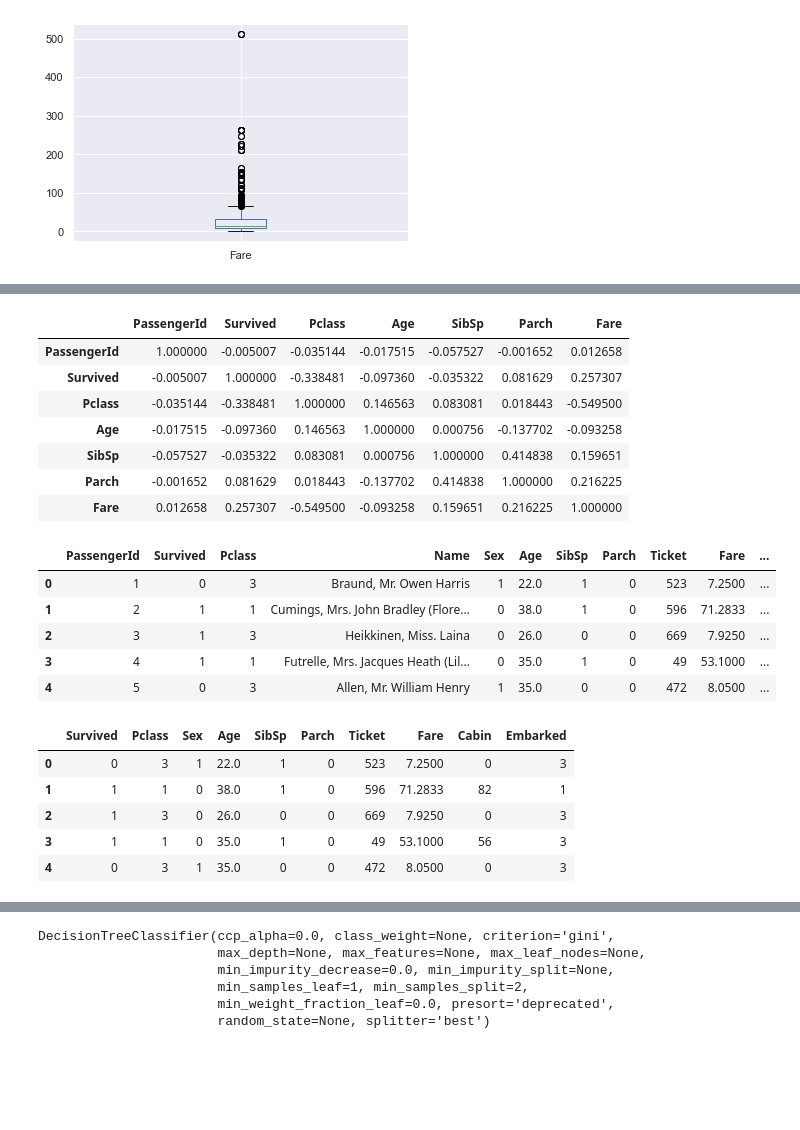
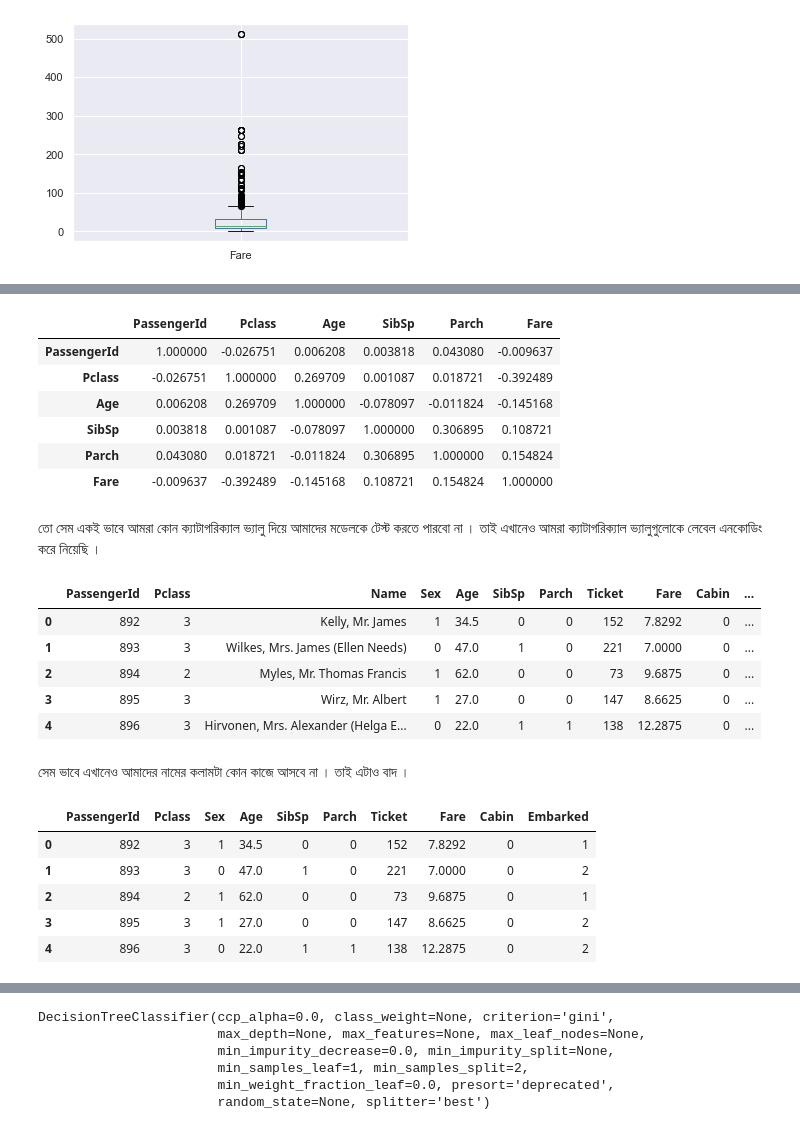
Before and after one commit to Hasibul-Islam/Titanic, a Jupyter notebook: Tictanic.ipynb, the cells around one changed output, grey strips where cells are left out. Drawn from its saved outputs; the diff is of its cells as text; code cells hidden in the pictures; blank space fills up the shorter version.

```diff
--- a/Tictanic.ipynb
+++ b/Tictanic.ipynb
@@ -94,7 +165,7 @@ Cabin          327
 Embarked         0
 dtype: int64
 # %%
-test = df.fillna(df.median().iloc[0])
+test = test.fillna(test.median().iloc[0])
 test.isna().sum()
 # %% [output]
 PassengerId    0
@@ -262,14 +436,16 @@ plot = sns.distplot(test["Age"],
 corr_mtx = test.corr()
 corr_mtx
 # %% [output]
-|  | PassengerId | Survived | Pclass | Age | SibSp | Parch | Fare |
-| PassengerId | 1.000000 | -0.005007 | -0.035144 | -0.017515 | -0.057527 | -0.001652 | 0.012658 |
-| Survived | -0.005007 | 1.000000 | -0.338481 | -0.097360 | -0.035322 | 0.081629 | 0.257307 |
-| Pclass | -0.035144 | -0.338481 | 1.000000 | 0.146563 | 0.083081 | 0.018443 | -0.549500 |
-| Age | -0.017515 | -0.097360 | 0.146563 | 1.000000 | 0.000756 | -0.137702 | -0.093258 |
-| SibSp | -0.057527 | -0.035322 | 0.083081 | 0.000756 | 1.000000 | 0.414838 | 0.159651 |
-| Parch | -0.001652 | 0.081629 | 0.018443 | -0.137702 | 0.414838 | 1.000000 | 0.216225 |
-| Fare | 0.012658 | 0.257307 | -0.549500 | -0.093258 | 0.159651 | 0.216225 | 1.000000 |
+|  | PassengerId | Pclass | Age | SibSp | Parch | Fare |
+| PassengerId | 1.000000 | -0.026751 | 0.006208 | 0.003818 | 0.043080 | -0.009637 |
+| Pclass | -0.026751 | 1.000000 | 0.269709 | 0.001087 | 0.018721 | -0.392489 |
+| Age | 0.006208 | 0.269709 | 1.000000 | -0.078097 | -0.011824 | -0.145168 |
+| SibSp | 0.003818 | 0.001087 | -0.078097 | 1.000000 | 0.306895 | 0.108721 |
+| Parch | 0.043080 | 0.018721 | -0.011824 | 0.306895 | 1.000000 | 0.154824 |
+| Fare | -0.009637 | -0.392489 | -0.145168 | 0.108721 | 0.154824 | 1.000000 |
+# %% [markdown]
+তো সেম একই ভাবে আমরা কোন ক্যাটাগরিক্যাল ভ্যালু দিয়ে আমাদের মডেলকে টেস্ট করতে পারবো না ।
+তাই এখানেও আমরা ক্যাটাগরিক্যাল ভ্যালুগুলোকে লেবেল এনকোডিং করে নিয়েছি ।
 # %%
 
 cat_cols = ['Sex','SibSp','Parch','Ticket','Cabin','Embarked']
@@ -280,20 +456,21 @@ for col in cat_cols:
     test[col] = test[col].cat.codes
 test.head()
 # %% [output]
-|  | PassengerId | Survived | Pclass | Name | Sex | Age | SibSp | Parch | Ticket | Fare | ... |
-| 0 | 1 | 0 | 3 | Braund, Mr. Owen Harris | 1 | 22.0 | 1 | 0 | 523 | 7.2500 | ... |
-| 1 | 2 | 1 | 1 | Cumings, Mrs. John Bradley (Flore... | 0 | 38.0 | 1 | 0 | 596 | 71.2833 | ... |
-| 2 | 3 | 1 | 3 | Heikkinen, Miss. Laina | 0 | 26.0 | 0 | 0 | 669 | 7.9250 | ... |
-| 3 | 4 | 1 | 1 | Futrelle, Mrs. Jacques Heath (Lil... | 0 | 35.0 | 1 | 0 | 49 | 53.1000 | ... |
-| 4 | 5 | 0 | 3 | Allen, Mr. William Henry | 1 | 35.0 | 0 | 0 | 472 | 8.0500 | ... |
+|  | PassengerId | Pclass | Name | Sex | Age | SibSp | Parch | Ticket | Fare | Cabin | ... |
+| 0 | 892 | 3 | Kelly, Mr. James | 1 | 34.5 | 0 | 0 | 152 | 7.8292 | 0 | ... |
+| 1 | 893 | 3 | Wilkes, Mrs. James (Ellen Needs) | 0 | 47.0 | 1 | 0 | 221 | 7.0000 | 0 | ... |
+| 2 | 894 | 2 | Myles, Mr. Thomas Francis | 1 | 62.0 | 0 | 0 | 73 | 9.6875 | 0 | ... |
+| 3 | 895 | 3 | Wirz, Mr. Albert | 1 | 27.0 | 0 | 0 | 147 | 8.6625 | 0 | ... |
+| 4 | 896 | 3 | Hirvonen, Mrs. Alexander (Helga E... | 0 | 22.0 | 1 | 1 | 138 | 12.2875 | 0 | ... |
+# %% [markdown]
+সেম ভাবে এখানেও আমাদের নামের কলামটা কোন কাজে আসবে না । তাই এটাও বাদ ।
 # %%
-del test['PassengerId']
 del test['Name']
 test.head()
 # %% [output]
-|  | Survived | Pclass | Sex | Age | SibSp | Parch | Ticket | Fare | Cabin | Embarked |
-| 0 | 0 | 3 | 1 | 22.0 | 1 | 0 | 523 | 7.2500 | 0 | 3 |
-| 1 | 1 | 1 | 0 | 38.0 | 1 | 0 | 596 | 71.2833 | 82 | 1 |
-| 2 | 1 | 3 | 0 | 26.0 | 0 | 0 | 669 | 7.9250 | 0 | 3 |
-| 3 | 1 | 1 | 0 | 35.0 | 1 | 0 | 49 | 53.1000 | 56 | 3 |
-| 4 | 0 | 3 | 1 | 35.0 | 0 | 0 | 472 | 8.0500 | 0 | 3 |
+|  | PassengerId | Pclass | Sex | Age | SibSp | Parch | Ticket | Fare | Cabin | Embarked |
+| 0 | 892 | 3 | 1 | 34.5 | 0 | 0 | 152 | 7.8292 | 0 | 1 |
+| 1 | 893 | 3 | 0 | 47.0 | 1 | 0 | 221 | 7.0000 | 0 | 2 |
+| 2 | 894 | 2 | 1 | 62.0 | 0 | 0 | 73 | 9.6875 | 0 | 1 |
+| 3 | 895 | 3 | 1 | 27.0 | 0 | 0 | 147 | 8.6625 | 0 | 2 |
+| 4 | 896 | 3 | 0 | 22.0 | 1 | 1 | 138 | 12.2875 | 0 | 2 |
```
Also changed, not shown: parts of 84 cells of this notebook.
